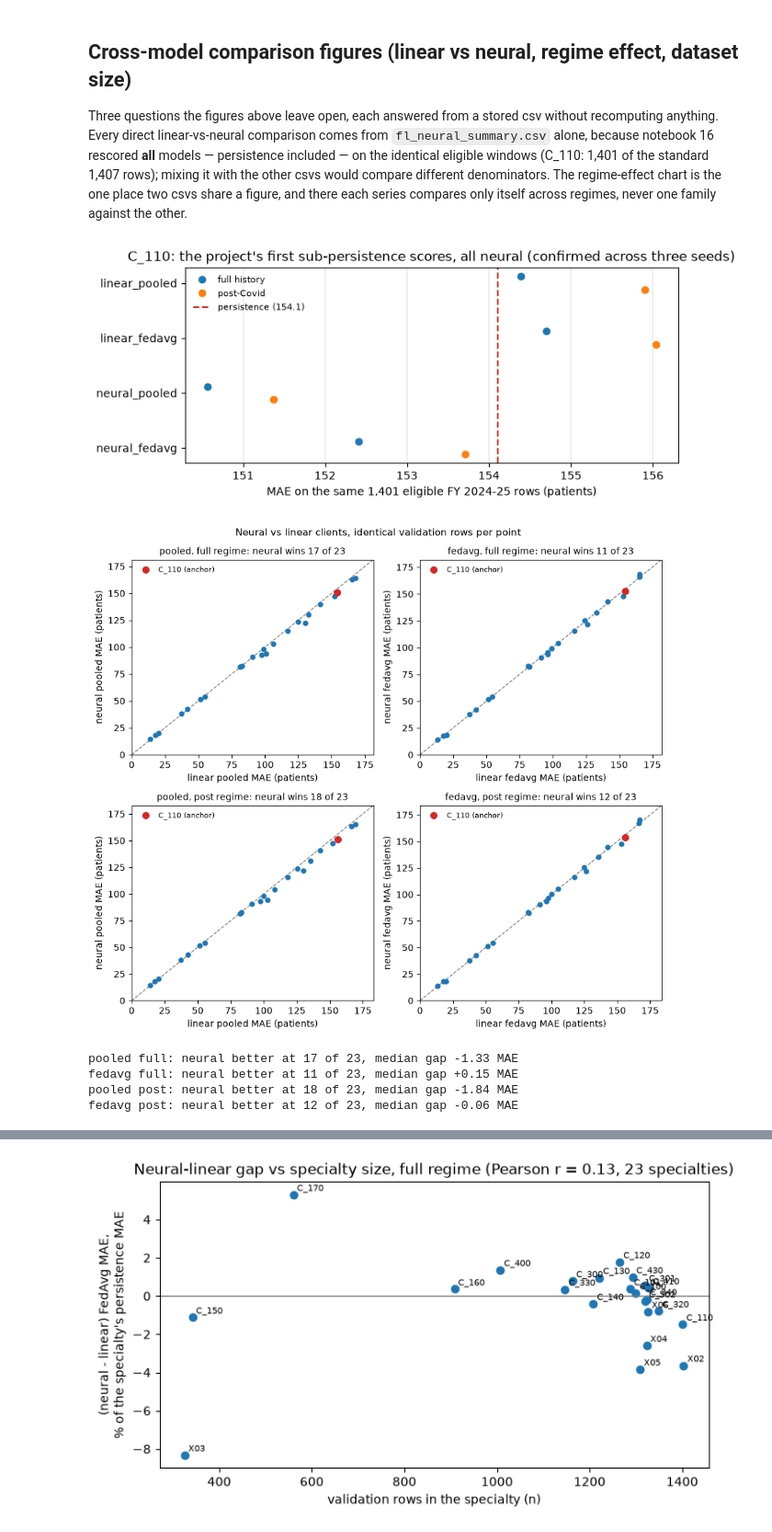
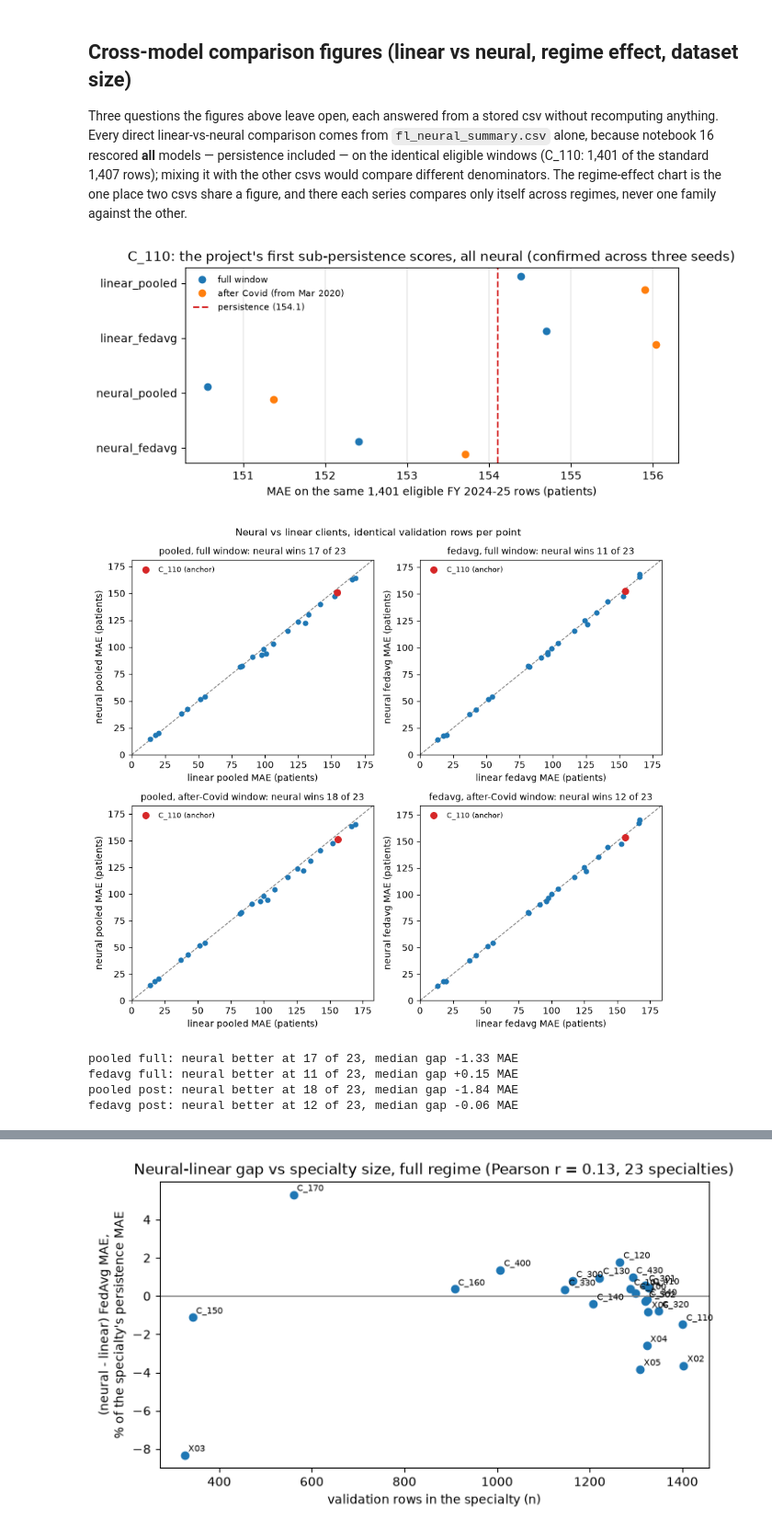
Before and after one commit to nileshsarkar-ai/fedOPD, a Jupyter notebook: src/13_report_figures.ipynb, the cells around one changed output, grey strips where cells are left out. Shown at 92% size. Cells and saved outputs as stored; diff of their text form; code cells hidden in the pictures.

```diff
--- a/src/13_report_figures.ipynb
+++ b/src/13_report_figures.ipynb
@@ -686,33 +686,33 @@ compares only itself across regimes, never one family against the other.
 # %%
 # Goal: fig_c110_fl_linear_vs_neural_h1.png - the four trained model families vs persistence at C_110.
 nn = pd.read_csv(PROC / "fl_neural_summary.csv")
 assert nn.shape == (207, 7), nn.shape        # 23 specialties x (persistence + 4 models x 2 regimes)
 c110 = nn[nn["tfunc_code"] == "C_110"]
 assert set(c110["n"]) == {1401}              # every C_110 score must sit on the same eligible windows
 pers = c110.loc[c110["model"] == "persistence", "mae"].iloc[0]
 assert round(pers, 1) == 154.1               # the documented notebook-16 anchor; a changed csv trips this
 
 order = ["linear_pooled", "linear_fedavg", "neural_pooled", "neural_fedavg"]
 full = c110[c110["regime"] == "full"].set_index("model").loc[order, "mae"]
 post = c110[c110["regime"] == "post"].set_index("model").loc[order, "mae"]
 
 # dot markers, not bars: the interesting spread is ~5 patients on a ~150 scale, and a bar chart
 # could only show it with a truncated axis, which visually inflates the differences
 fig, ax = plt.subplots(figsize=(8, 3.2))
 y = np.arange(len(order))
-ax.plot(full.values, y - 0.12, "o", color="C0", label="full history")
-ax.plot(post.values, y + 0.12, "o", color="C1", label="post-Covid")
+ax.plot(full.values, y - 0.12, "o", color="C0", label="full window")
+ax.plot(post.values, y + 0.12, "o", color="C1", label="after Covid (from Mar 2020)")
 ax.axvline(pers, color="C3", ls="--", lw=1.5, label=f"persistence ({pers:.1f})")
 ax.set_yticks(y, order); ax.invert_yaxis()
 ax.grid(axis="x", lw=0.3)
 ax.set_xlabel("MAE on the same 1,401 eligible FY 2024-25 rows (patients)")
 ax.set_title("C_110: the project's first sub-persistence scores, all neural (confirmed across three seeds)")
 ax.legend(frameon=False, fontsize=8)
 save_fig(fig, "fig_c110_fl_linear_vs_neural_h1.png", "fl_neural_summary.csv",
          "linear vs neural FL at C_110, both regimes, identical eligible rows")
 plt.show()
 # %% [output]
-[figure, old version]
+[figure, new version]
 # %%
 # Goal: fig_neural_vs_linear_4panel_h1.png - the complete neural-vs-linear comparison. The notebook 16
 # scatter only covered FedAvg, so the pooled half of the question was never plotted. Four panels:
@@ -730,7 +730,7 @@ for ax, (arch, regime) in zip(axes.ravel(), pairs):
     ax.set_xlim(lo, hi); ax.set_ylim(lo, hi)
     ax.set_xlabel(f"linear {arch} MAE (patients)")
     ax.set_ylabel(f"neural {arch} MAE (patients)")
-    ax.set_title(f"{arch}, {regime} regime: neural wins {(neu < lin).sum()} of {len(lin)}", fontsize=10)
+    ax.set_title(f"{arch}, {'full' if regime == 'full' else 'after-Covid'} window: neural wins {(neu < lin).sum()} of {len(lin)}", fontsize=10)
     ax.legend(frameon=False, fontsize=8, loc="upper left")
 
 fig.suptitle("Neural vs linear clients, identical validation rows per point", fontsize=11)
@@ -743,7 +743,7 @@ for arch, regime in pairs:
     d = r[f"neural_{arch}"] - r[f"linear_{arch}"]
     print(f"{arch:>6} {regime:>4}: neural better at {(d < 0).sum()} of {len(d)}, median gap {d.median():+.2f} MAE")
 # %% [output]
-[figure, old version]
+[figure, new version]
 pooled full: neural better at 17 of 23, median gap -1.33 MAE
 fedavg full: neural better at 11 of 23, median gap +0.15 MAE
 pooled post: neural better at 18 of 23, median gap -1.84 MAE
```
Also changed, not shown: parts of 4 cells of this notebook, 10 other files.
